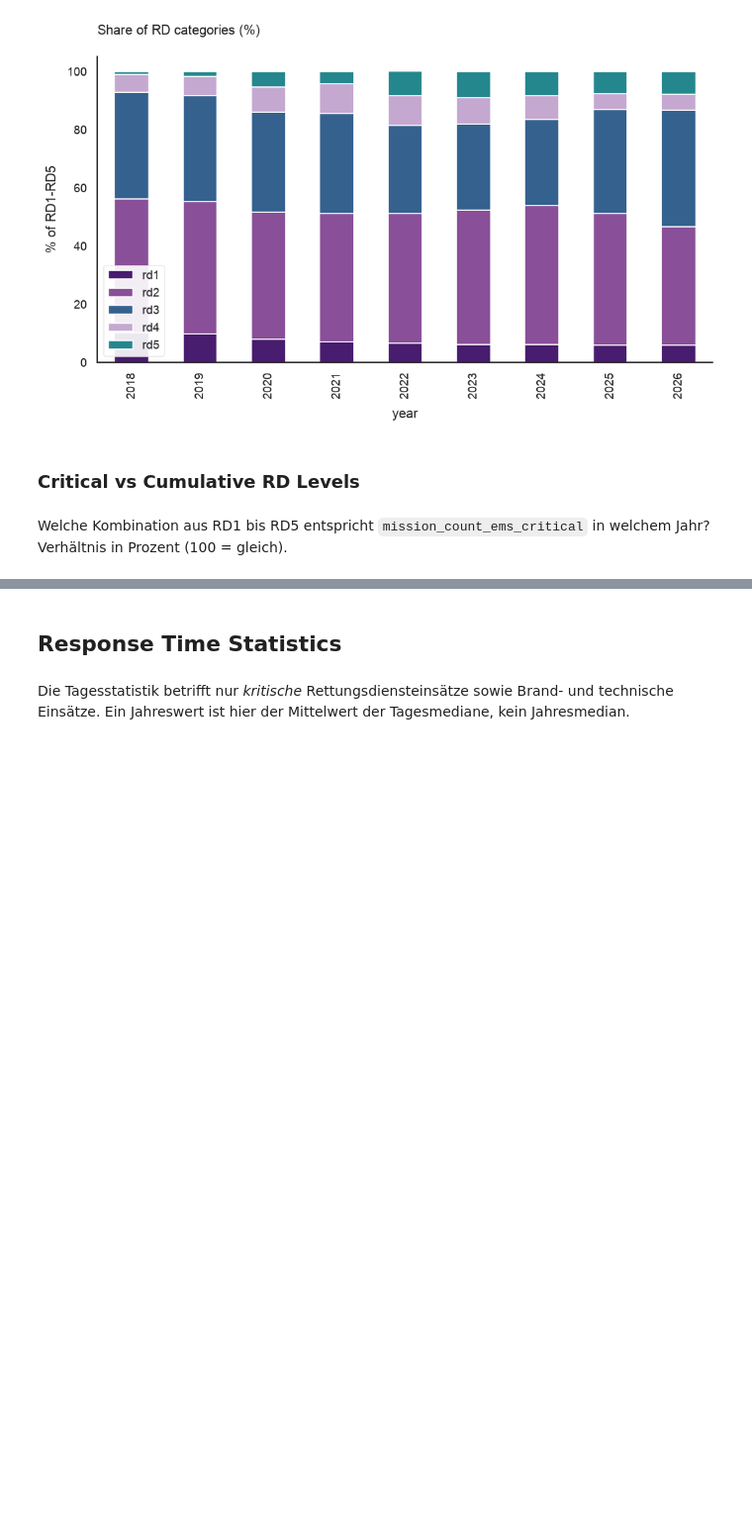
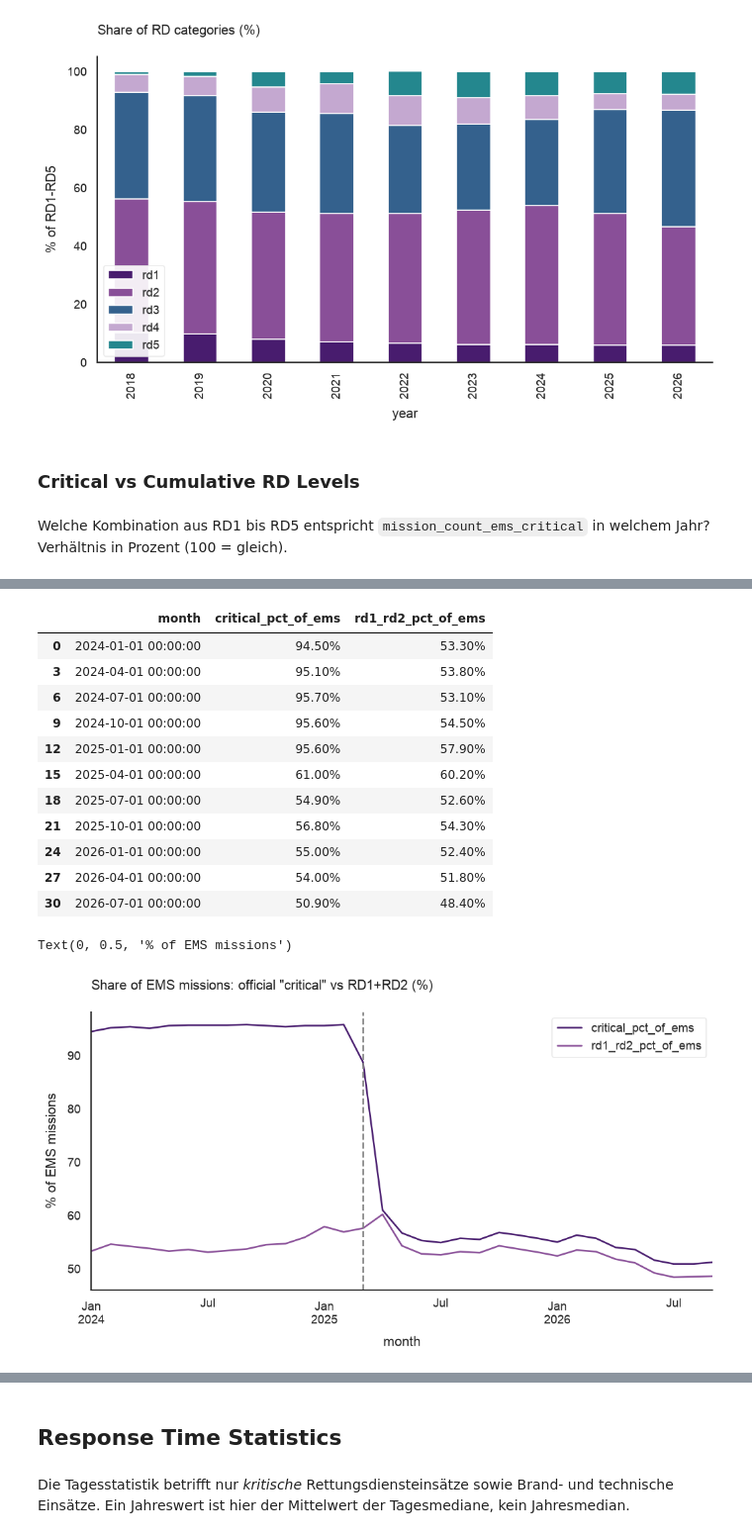
Before and after one commit to kaywiegand/berlin-emergency-response, a Jupyter notebook: notebooks/01_exploration_daily.ipynb, the cells around one changed output, grey strips where cells are left out. Shown at 99% size. Drawn from its saved outputs; the diff is of its cells as text; code cells hidden in the pictures; blank space fills up the shorter version.

Commit message:
docs: break down all exploration notebooks by mission type and add time goals, break date and code calibration
Co-Authored-By: Claude Sonnet 5.5 <noreply@anthropic.com>

```diff
--- a/notebooks/01_exploration_daily.ipynb
+++ b/notebooks/01_exploration_daily.ipynb
@@ -239,0 +262,25 @@ show_df(df_cum)
+# %%
+df_break_m = q("""
+    select date_trunc('month', mission_date)::date as month,
+           round(100.0 * sum(mission_count_ems_critical) / sum(mission_count_ems), 1) as critical_pct_of_ems,
+           round(100.0 * sum(mission_count_rd1 + mission_count_rd2) / sum(mission_count_ems), 1) as rd1_rd2_pct_of_ems
+    from stg_daily_missions where mission_date between '2024-01-01' and '2026-09-30' group by 1 order by 1
+""")
+show_df(df_break_m.iloc[::3])
+ax = df_break_m.set_index('month').plot(figsize=(10, 4.5), title='Share of EMS missions: official "critical" vs RD1+RD2 (%)')
+ax.axvline(pd.Timestamp('2025-03-25'), color='grey', linestyle='--'); ax.set_ylabel('% of EMS missions')
+# %% [output]
+|  | month | critical_pct_of_ems | rd1_rd2_pct_of_ems |
+| 0 | 2024-01-01 00:00:00 | 94.50% | 53.30% |
+| 3 | 2024-04-01 00:00:00 | 95.10% | 53.80% |
+| 6 | 2024-07-01 00:00:00 | 95.70% | 53.10% |
+| 9 | 2024-10-01 00:00:00 | 95.60% | 54.50% |
+| 12 | 2025-01-01 00:00:00 | 95.60% | 57.90% |
+| 15 | 2025-04-01 00:00:00 | 61.00% | 60.20% |
+| 18 | 2025-07-01 00:00:00 | 54.90% | 52.60% |
+| 21 | 2025-10-01 00:00:00 | 56.80% | 54.30% |
+| 24 | 2026-01-01 00:00:00 | 55.00% | 52.40% |
+| 27 | 2026-04-01 00:00:00 | 54.00% | 51.80% |
+| 30 | 2026-07-01 00:00:00 | 50.90% | 48.40% |
+Text(0, 0.5, '% of EMS missions')
+[figure, added]
```
Also changed, not shown: parts of 16 cells of this notebook, 6 other files.
